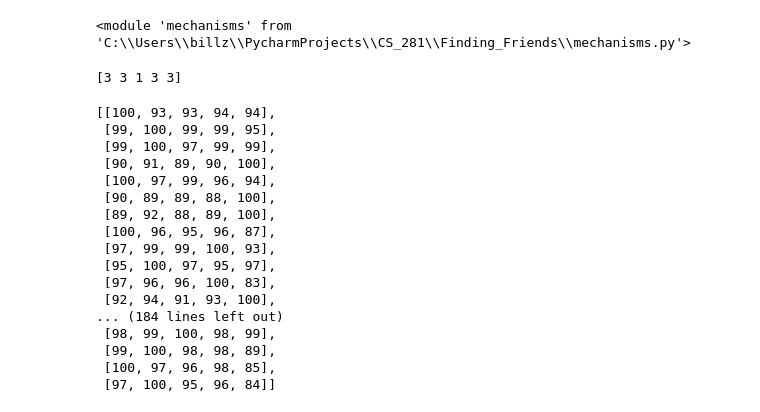
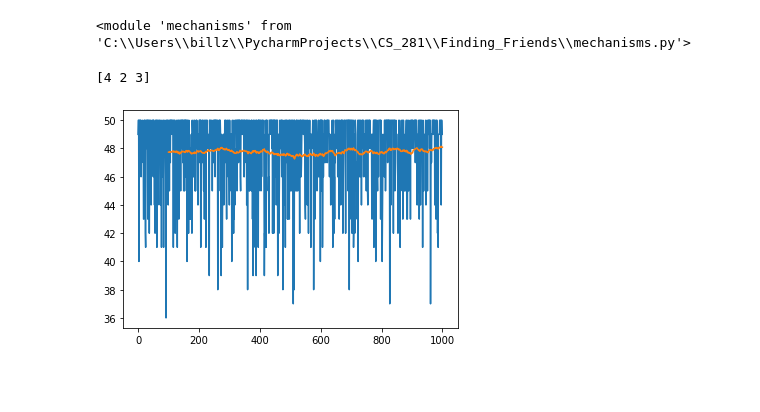
Before and after one commit to bzhang42/Finding_Friends, a Jupyter notebook: game_analysis.ipynb, the cells around one changed output. Drawn from its saved outputs; the diff is of its cells as text; code cells hidden in the pictures; blank space fills up the shorter version.

Commit message:
updated plots

```diff
--- a/game_analysis.ipynb
+++ b/game_analysis.ipynb
@@ -12,9 +15,9 @@ importlib.reload(mechanisms)
 # %% [output]
 <module 'mechanisms' from 'C:\\Users\\billz\\PycharmProjects\\CS_281\\Finding_Friends\\mechanisms.py'>
 # %%
-NUM_PLAYERS = 5
+NUM_PLAYERS = 3
 BASE_LVL = 0
-LVL_CAP = 100
+LVL_CAP = 50
 WIN_PROB = 1.0
 
 skill_levels = np.random.randint(1, 5, size=NUM_PLAYERS)
@@ -30,9 +33,9 @@ ff_mech = mechanisms.Baseline_Mechanism(num_players=NUM_PLAYERS, p=WIN_PROB)
 
 ff_game = game.Game(players=ff_agents, mechanism=ff_mech, cap=LVL_CAP, logging_level='DEBUG')
 # %% [output]
-[3 3 1 3 3]
+[4 2 3]
 # %%
-NUM_TRIALS = 200
+NUM_TRIALS = 1000
 results = []
 
 for i in range(NUM_TRIALS):
@@ -40,22 +43,12 @@ for i in range(NUM_TRIALS):
     results.append(ff_game.levels)
     ff_game.reset()
 
-results
+results = np.array(results)
-# %% [output]
-[[100, 93, 93, 94, 94],
- [99, 100, 99, 99, 95],
- [99, 100, 97, 99, 99],
- [90, 91, 89, 90, 100],
- [100, 97, 99, 96, 94],
- [90, 89, 89, 88, 100],
- [89, 92, 88, 89, 100],
- [100, 96, 95, 96, 87],
- [97, 99, 99, 100, 93],
- [95, 100, 97, 95, 97],
- [97, 96, 96, 100, 83],
- [92, 94, 91, 93, 100],
-... (184 lines left out)
- [98, 99, 100, 98, 99],
- [99, 100, 98, 98, 89],
- [100, 97, 96, 98, 85],
- [97, 100, 95, 96, 84]]
+# %%
+plt.plot(results[:, 0])
+means = torch.tensor(results[:, 0], dtype=torch.float).unfold(0, 100, 1).mean(1).view(-1)
+# means = torch.cat((torch.zeros(99), means))
+plt.plot(np.arange(100, 100 + len(means)), means.numpy())
+plt.show()
+# %% [output]
+[figure, added]
```
Also changed, not shown: parts of 3 cells of this notebook.
